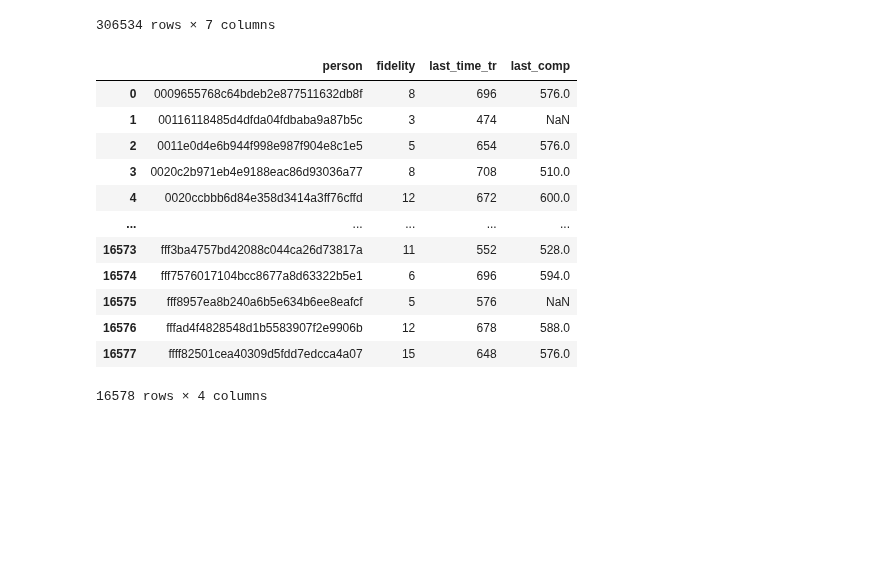
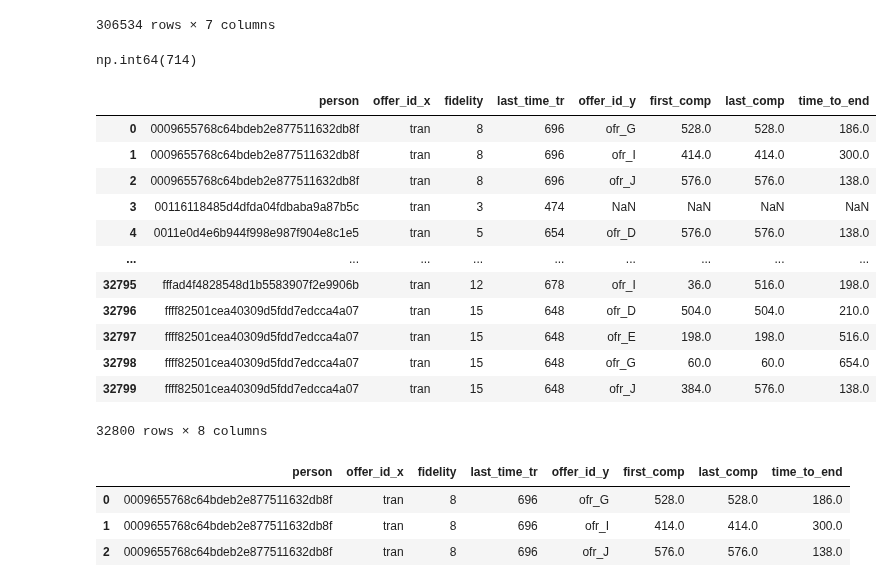
Before and after one commit to Niltonjuniorphd/Starbucks_project, a Jupyter notebook: Starbucks_Capstone_notebook.ipynb, the cells around one changed output. Cells and saved outputs as stored; diff of their text form; code cells hidden in the pictures; blank space fills up the shorter version.

Commit message:
working on person activity plots

```diff
--- a/Starbucks_Capstone_notebook.ipynb
+++ b/Starbucks_Capstone_notebook.ipynb
@@ -257,37 +271,53 @@ transcript_b
 | 306532 | 76ddbd6576844afe811f1a3c0fbb5bec | transaction | 714 | tran | 3.53 | 0.0 | 12 |
 | 306533 | c02b10e8752c4d8e9b73f918558531f7 | transaction | 714 | tran | 4.05 | 0.0 | 7 |
 306534 rows × 7 columns
+# %%
+transcript_b['time'].max()
+# %% [output]
+np.int64(714)
 # %%
-grouped1 = transcript_b[transcript_b['event'] == 'transaction'].groupby('person')
-grouped2 = transcript_b[transcript_b['event'] == 'offer_completed'].groupby('person')
+grouped1 = transcript_b[transcript_b['event'] == 'transaction'].groupby(['person', 'offer_id'])
+grouped2 = transcript_b[transcript_b['event'] == 'offer_completed'].groupby(['person', 'offer_id'])
 
 aggregations1 = grouped1.agg(
     fidelity=('event', 'count'),
-    last_time_tr=('time', 'max'),
+    last_time_tr=('time', 'max')
 ).reset_index()
 
 aggregations2 = grouped2.agg(
-    last_comp=('time', 'max'),
+    first_comp =('time', 'min'),
+    last_comp =('time', 'max')
+
 ).reset_index()
 
 fidelity = pd.merge(
     how='left',
     left=aggregations1,
     right=aggregations2,
-    on='person'
+    on=['person']
 )
+
+fidelity['time_to_end'] = transcript_b['time'].max() - fidelity['last_comp']
+
 fidelity
 # %% [output]
-|  | person | fidelity | last_time_tr | last_comp |
-| 0 | 0009655768c64bdeb2e877511632db8f | 8 | 696 | 576.0 |
-| 1 | 00116118485d4dfda04fdbaba9a87b5c | 3 | 474 | NaN |
-| 2 | 0011e0d4e6b944f998e987f904e8c1e5 | 5 | 654 | 576.0 |
-| 3 | 0020c2b971eb4e9188eac86d93036a77 | 8 | 708 | 510.0 |
-| 4 | 0020ccbbb6d84e358d3414a3ff76cffd | 12 | 672 | 600.0 |
-| ... | ... | ... | ... | ... |
-| 16573 | fff3ba4757bd42088c044ca26d73817a | 11 | 552 | 528.0 |
-| 16574 | fff7576017104bcc8677a8d63322b5e1 | 6 | 696 | 594.0 |
-| 16575 | fff8957ea8b240a6b5e634b6ee8eafcf | 5 | 576 | NaN |
-| 16576 | fffad4f4828548d1b5583907f2e9906b | 12 | 678 | 588.0 |
-| 16577 | ffff82501cea40309d5fdd7edcca4a07 | 15 | 648 | 576.0 |
+|  | person | offer_id_x | fidelity | last_time_tr | offer_id_y | first_comp | last_comp | time_to_end |
+| 0 | 0009655768c64bdeb2e877511632db8f | tran | 8 | 696 | ofr_G | 528.0 | 528.0 | 186.0 |
+| 1 | 0009655768c64bdeb2e877511632db8f | tran | 8 | 696 | ofr_I | 414.0 | 414.0 | 300.0 |
+| 2 | 0009655768c64bdeb2e877511632db8f | tran | 8 | 696 | ofr_J | 576.0 | 576.0 | 138.0 |
+| 3 | 00116118485d4dfda04fdbaba9a87b5c | tran | 3 | 474 | NaN | NaN | NaN | NaN |
+| 4 | 0011e0d4e6b944f998e987f904e8c1e5 | tran | 5 | 654 | ofr_D | 576.0 | 576.0 | 138.0 |
+| ... | ... | ... | ... | ... | ... | ... | ... | ... |
+| 32795 | fffad4f4828548d1b5583907f2e9906b | tran | 12 | 678 | ofr_I | 36.0 | 516.0 | 198.0 |
+| 32796 | ffff82501cea40309d5fdd7edcca4a07 | tran | 15 | 648 | ofr_D | 504.0 | 504.0 | 210.0 |
+| 32797 | ffff82501cea40309d5fdd7edcca4a07 | tran | 15 | 648 | ofr_E | 198.0 | 198.0 | 516.0 |
+| 32798 | ffff82501cea40309d5fdd7edcca4a07 | tran | 15 | 648 | ofr_G | 60.0 | 60.0 | 654.0 |
+| 32799 | ffff82501cea40309d5fdd7edcca4a07 | tran | 15 | 648 | ofr_J | 384.0 | 576.0 | 138.0 |
-16578 rows × 4 columns
+32800 rows × 8 columns
+# %%
+fidelity[fidelity['person'] == '0009655768c64bdeb2e877511632db8f']
+# %% [output]
+|  | person | offer_id_x | fidelity | last_time_tr | offer_id_y | first_comp | last_comp | time_to_end |
+| 0 | 0009655768c64bdeb2e877511632db8f | tran | 8 | 696 | ofr_G | 528.0 | 528.0 | 186.0 |
+| 1 | 0009655768c64bdeb2e877511632db8f | tran | 8 | 696 | ofr_I | 414.0 | 414.0 | 300.0 |
+| 2 | 0009655768c64bdeb2e877511632db8f | tran | 8 | 696 | ofr_J | 576.0 | 576.0 | 138.0 |
```
Also changed, not shown: parts of 26 cells of this notebook.
